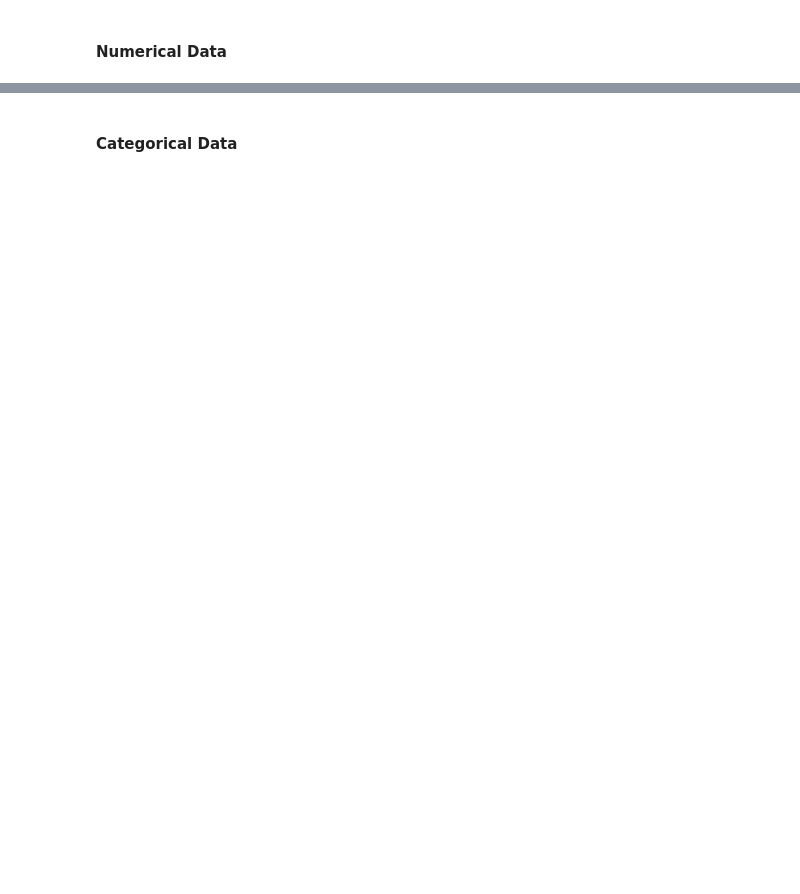
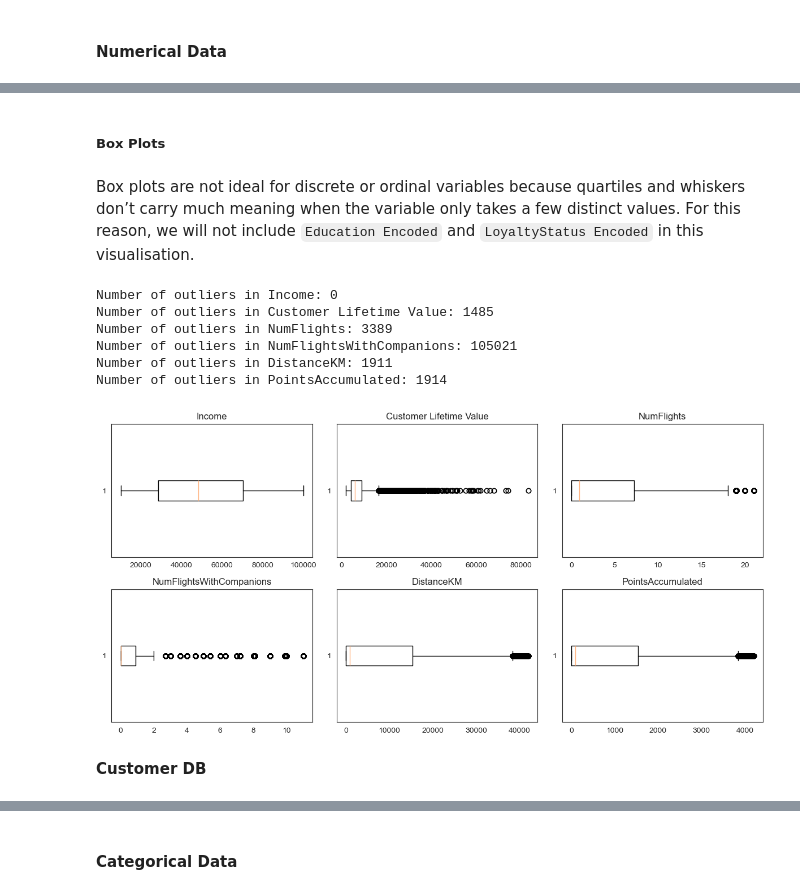
Before and after one commit to lCarvas/data-mining, a Jupyter notebook: src/Group94_EDA_Code.ipynb, the cells around one changed output, grey strips where cells are left out. Saved outputs shown, nothing was run; the diff lists cells and outputs as text; code cells hidden in the pictures; blank space fills up the shorter version.

```diff
--- a/src/Group94_EDA_Code.ipynb
+++ b/src/Group94_EDA_Code.ipynb
@@ -414,0 +760,40 @@ Once we’ve gained a solid understanding of the existing variables, we’ll mov
+# %% [markdown]
+##### Box Plots
+# %% [markdown]
+Box plots are not ideal for discrete or ordinal variables because quartiles and whiskers don’t carry much meaning when the variable only takes a few distinct values. For this reason, we will not include `Education Encoded` and `LoyaltyStatus Encoded` in this visualisation.
+# %%
+fig, axes = plt.subplots(nrows=2, ncols=3, figsize=(12, 6))
+axes = axes.flatten()
+for i, variable in enumerate(customer_numerical_variables + flight_numerical_variables[:-1]):
+
+    if variable in customer_numerical_variables:
+        used_df = customerDB_copy
+    else:
+        used_df = flightDB_copy
+
+    axes[i].boxplot(used_df[variable].dropna(), vert=False)
+    axes[i].set_title(variable)
+
+    Q1 = used_df[variable].quantile(0.25)
+    Q3 = used_df[variable].quantile(0.75)
+    IQR = Q3 - Q1
+
+    lower_bound = Q1 - 1.5 * IQR
+    upper_bound = Q3 + 1.5 * IQR
+
+    outliers = used_df[(used_df[variable] < lower_bound) |
+                                   (used_df[variable] > upper_bound)]
+
+    print(f"Number of outliers in {variable}:", outliers.shape[0])
+plt.tight_layout()
+plt.show()
+# %% [output]
+Number of outliers in Income: 0
+Number of outliers in Customer Lifetime Value: 1485
+Number of outliers in NumFlights: 3389
+Number of outliers in NumFlightsWithCompanions: 105021
+Number of outliers in DistanceKM: 1911
+Number of outliers in PointsAccumulated: 1914
+[figure, added]
+# %% [markdown]
+**Customer DB**
```
Also changed, not shown: parts of 57 cells of this notebook.
